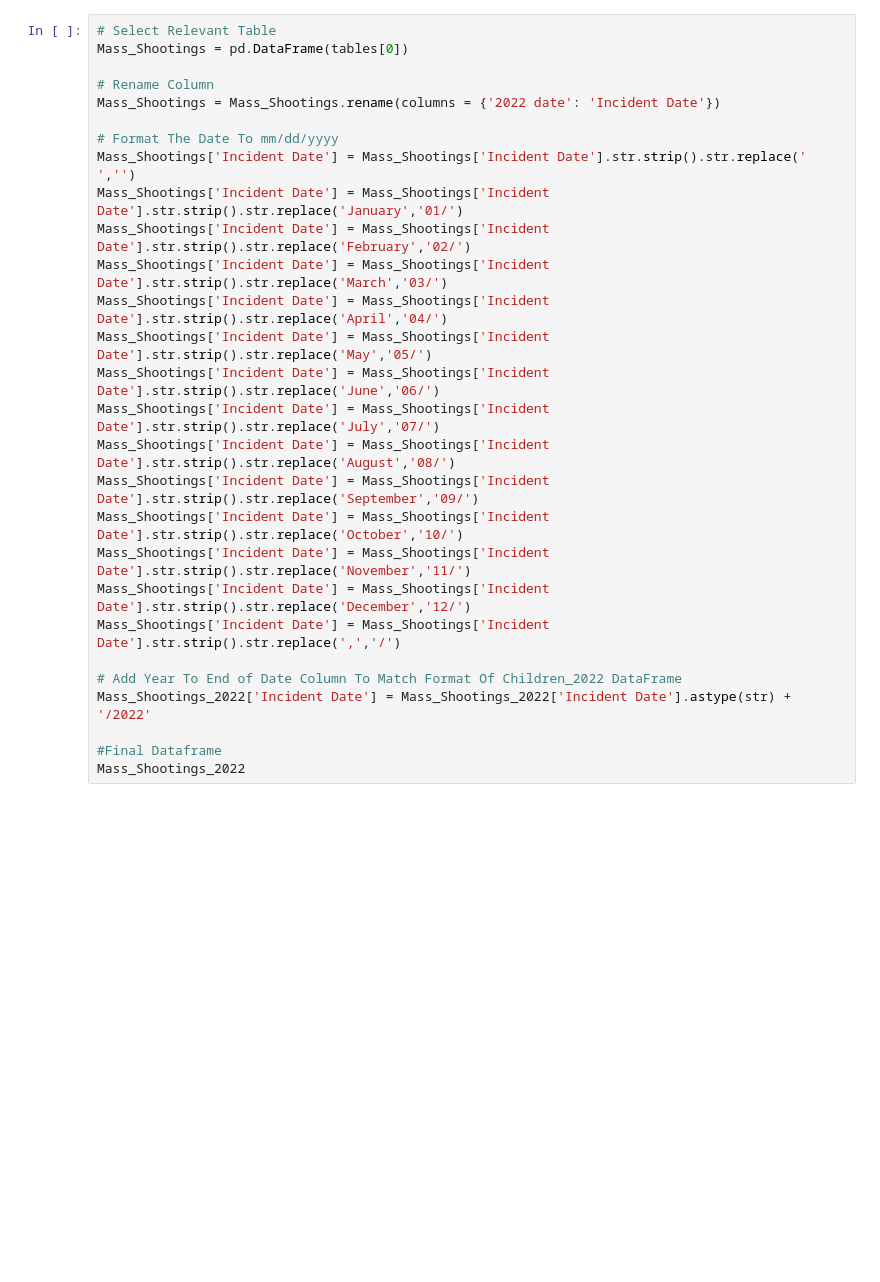
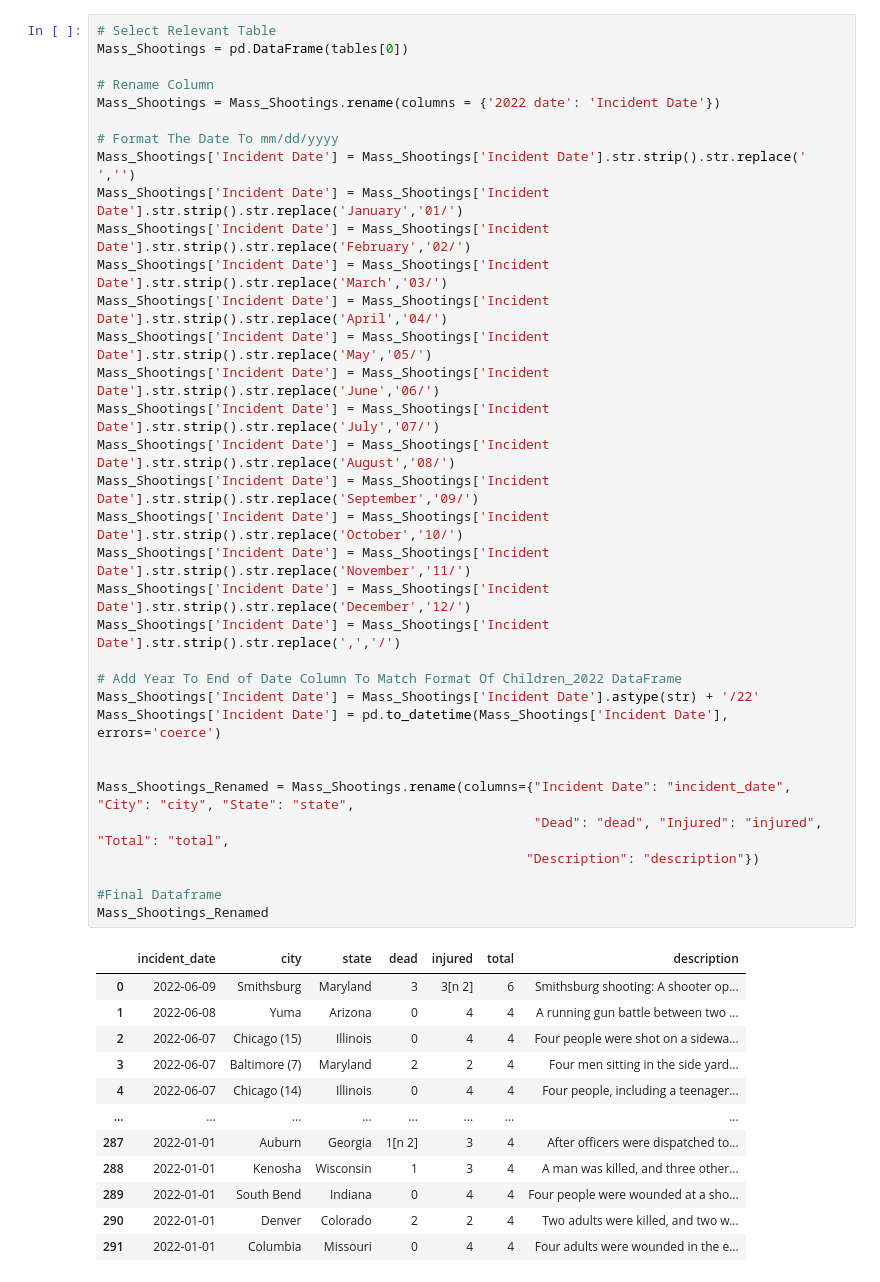
Before and after one commit to dmcneill0711/Mass-Shootings-and-Children, a Jupyter notebook: Mass Shootings Project.ipynb, the cells around one changed output. Drawn from its saved outputs; the diff is of its cells as text; blank space fills up the shorter version.

```diff
--- a/Mass Shootings Project.ipynb
+++ b/Mass Shootings Project.ipynb
@@ -89,29 +98,47 @@ tables
 # %%
 # Select Relevant Table
 Mass_Shootings = pd.DataFrame(tables[0])
 
 # Rename Column
 Mass_Shootings = Mass_Shootings.rename(columns = {'2022 date': 'Incident Date'})
 
 # Format The Date To mm/dd/yyyy
 Mass_Shootings['Incident Date'] = Mass_Shootings['Incident Date'].str.strip().str.replace(' ','')
 Mass_Shootings['Incident Date'] = Mass_Shootings['Incident Date'].str.strip().str.replace('January','01/')
 Mass_Shootings['Incident Date'] = Mass_Shootings['Incident Date'].str.strip().str.replace('February','02/')
 Mass_Shootings['Incident Date'] = Mass_Shootings['Incident Date'].str.strip().str.replace('March','03/')
 Mass_Shootings['Incident Date'] = Mass_Shootings['Incident Date'].str.strip().str.replace('April','04/')
 Mass_Shootings['Incident Date'] = Mass_Shootings['Incident Date'].str.strip().str.replace('May','05/')
 Mass_Shootings['Incident Date'] = Mass_Shootings['Incident Date'].str.strip().str.replace('June','06/')
 Mass_Shootings['Incident Date'] = Mass_Shootings['Incident Date'].str.strip().str.replace('July','07/')
 Mass_Shootings['Incident Date'] = Mass_Shootings['Incident Date'].str.strip().str.replace('August','08/')
 Mass_Shootings['Incident Date'] = Mass_Shootings['Incident Date'].str.strip().str.replace('September','09/')
 Mass_Shootings['Incident Date'] = Mass_Shootings['Incident Date'].str.strip().str.replace('October','10/')
 Mass_Shootings['Incident Date'] = Mass_Shootings['Incident Date'].str.strip().str.replace('November','11/')
 Mass_Shootings['Incident Date'] = Mass_Shootings['Incident Date'].str.strip().str.replace('December','12/')
 Mass_Shootings['Incident Date'] = Mass_Shootings['Incident Date'].str.strip().str.replace(',','/')
 
 # Add Year To End of Date Column To Match Format Of Children_2022 DataFrame
-Mass_Shootings_2022['Incident Date'] = Mass_Shootings_2022['Incident Date'].astype(str) + '/2022'
+Mass_Shootings['Incident Date'] = Mass_Shootings['Incident Date'].astype(str) + '/22'
+Mass_Shootings['Incident Date'] = pd.to_datetime(Mass_Shootings['Incident Date'], errors='coerce')
+
+
+Mass_Shootings_Renamed = Mass_Shootings.rename(columns={"Incident Date": "incident_date", "City": "city", "State": "state",
+                                                        "Dead": "dead", "Injured": "injured", "Total": "total",
+                                                       "Description": "description"})
 
 #Final Dataframe
-Mass_Shootings_2022
+Mass_Shootings_Renamed
 # %% [output]
+|  | incident_date | city | state | dead | injured | total | description |
+| 0 | 2022-06-09 | Smithsburg | Maryland | 3 | 3[n 2] | 6 | Smithsburg shooting: A shooter op... |
+| 1 | 2022-06-08 | Yuma | Arizona | 0 | 4 | 4 | A running gun battle between two ... |
+| 2 | 2022-06-07 | Chicago (15) | Illinois | 0 | 4 | 4 | Four people were shot on a sidewa... |
+| 3 | 2022-06-07 | Baltimore (7) | Maryland | 2 | 2 | 4 | Four men sitting in the side yard... |
+| 4 | 2022-06-07 | Chicago (14) | Illinois | 0 | 4 | 4 | Four people, including a teenager... |
+| ... | ... | ... | ... | ... | ... | ... | ... |
+| 287 | 2022-01-01 | Auburn | Georgia | 1[n 2] | 3 | 4 | After officers were dispatched to... |
+| 288 | 2022-01-01 | Kenosha | Wisconsin | 1 | 3 | 4 | A man was killed, and three other... |
+| 289 | 2022-01-01 | South Bend | Indiana | 0 | 4 | 4 | Four people were wounded at a sho... |
+| 290 | 2022-01-01 | Denver | Colorado | 2 | 2 | 4 | Two adults were killed, and two w... |
+| 291 | 2022-01-01 | Columbia | Missouri | 0 | 4 | 4 | Four adults were wounded in the e... |
```
Also changed, not shown: parts of 10 cells of this notebook, 3 other files.
